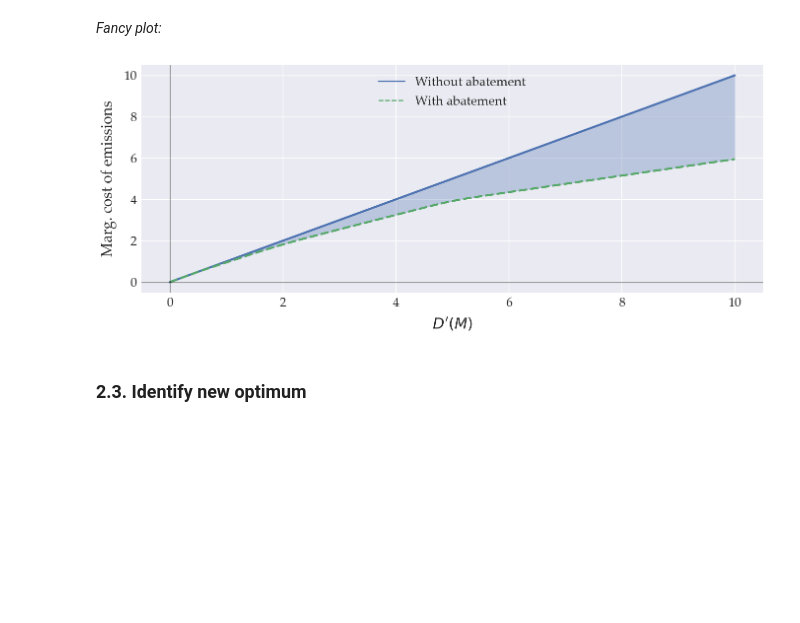
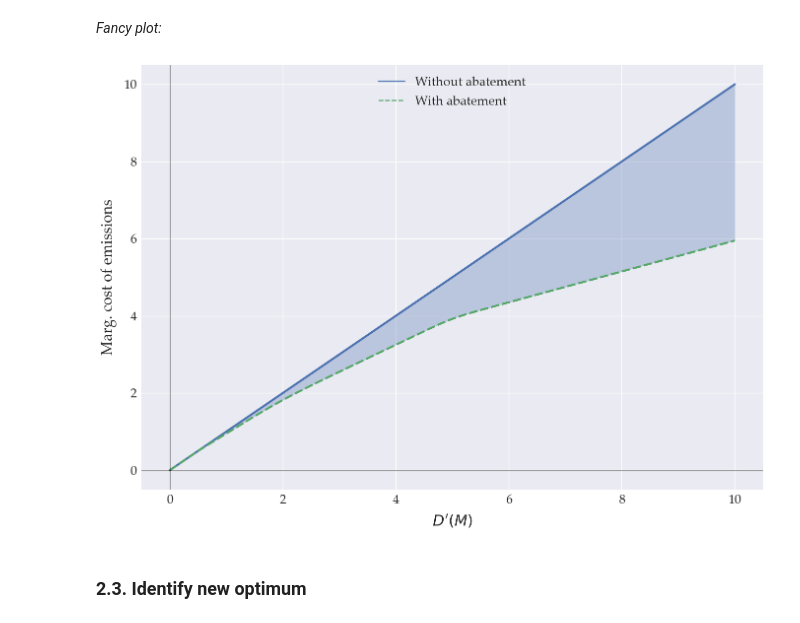
Before and after one commit to ChampionApe/EnergyEconomicsE2023, a Jupyter notebook: Misc/MAC.ipynb, the cells around one changed output. Drawn from its saved outputs; the diff is of its cells as text; code cells hidden in the pictures; blank space fills up the shorter version.

```diff
--- a/Misc/MAC.ipynb
+++ b/Misc/MAC.ipynb
@@ -1,5 +1,6 @@
 # %%
 %run stdPackages.ipynb
+slides = True # print to slides format if True
 # %% [markdown]
 # PS1: Marginal Abatement Costs
 # %% [markdown]
@@ -106,7 +113,10 @@ MAC = MACfunction(Egrid, α, γ, pe, ϕ, M0)
 *Fancy plot:*
 # %%
 one_graph()
-fig, ax = plt.subplots(1,1,figsize = (14,6)); # size of plot
+if slides:
+    fig, ax = plt.subplots(1,1,figsize = (14,10))
+else:
+    fig, ax = plt.subplots(1,1,figsize = (14,6)); # size of plot
 seaborn.lineplot(data = MAC, ax = ax, linewidth=3); # main plot
 ax.axhline(y=0, linewidth = 1, color = 'k', alpha = 0.5); # x-axis
 ax.axvline(x=0, linewidth = 1, color = 'k', alpha = 0.5); # y-axis
@@ -116,5 +126,8 @@ plt.annotate(f'$M^0$', xy = (M0+0.002, 0));
 ax.set_xlabel('Abated emissions, ton CO2', labelpad = 15);
 ax.set_ylabel('€/ton CO2', labelpad = 10);
 fig.tight_layout(); # automatic adjustment of layout
-fig.savefig(os.path.join(d['figs'], "MAC_1_MAC.pdf"),edgecolor='k') # save as pdf
+if slides:
+    fig.savefig(f"{d['figs']}\\MAC_1_MAC_slides.pdf",facecolor='#FAFAFA',edgecolor='k')
+else:
+    fig.savefig(os.path.join(d['figs'], "MAC_1_MAC.pdf"),edgecolor='k') # save as pdf
 # %% [output]
@@ -151,7 +164,10 @@ dfOpt = pd.concat([MAC, marginalDamages(Egrid, ϕ, M0, γd)], axis = 1)
 *Plot:*
 # %%
 one_graph()
-fig, ax = plt.subplots(1,1,figsize = (14,6)); # size of plot
+if slides:
+    fig, ax = plt.subplots(1,1,figsize = (14,10))
+else:
+    fig, ax = plt.subplots(1,1,figsize = (14,6)); # size of plot
 seaborn.lineplot(data = dfOpt, ax = ax, linewidth=3); # main plot
 ax.axhline(y=0, linewidth = 1, color = 'k', alpha = 0.5); # x-axis
 ax.axvline(x=0, linewidth = 1, color = 'k', alpha = 0.5); # y-axis
@@ -162,5 +178,8 @@ ax.set_ylabel('€/ton CO2', labelpad = 10);
 ax.plot(τ.index, τ.values, 'o', markersize = 10, color = 'k') # add marker to the optimum
 plt.annotate(f'$(A^*, \\tau^*)$', xy = (τ.index[0]-0.003, τ.values[0]+.8));
 fig.tight_layout(); # automatic adjustment of layout
-fig.savefig(os.path.join(d['figs'], "MAC_1_Opt.pdf"),edgecolor='k') # save as pdf
+if slides:
+    fig.savefig(f"{d['figs']}\\MAC_1_Opt_slides.pdf",facecolor='#FAFAFA',edgecolor='k')
+else:
+    fig.savefig(os.path.join(d['figs'], "MAC_1_Opt.pdf"),edgecolor='k') # save as pdf
 # %% [output]
@@ -216,7 +235,10 @@ aopt_sum = pd.Series(cumulativeSol, index = pd.Index(mdGrid, name = '€/ton CO2
 Fancy plot:
 # %%
 one_graph()
-fig, ax = plt.subplots(1,1,figsize = (14,6)); # size of plot
+if slides:
+    fig, ax = plt.subplots(1,1,figsize = (14,10))
+else:
+    fig, ax = plt.subplots(1,1,figsize = (14,6)); # size of plot
 seaborn.lineplot(data = aopt_sum, ax = ax, linewidth=3); # main plot
 ax.axhline(y=0, linewidth = 1, color = 'k', alpha = 0.5); # x-axis
 ax.axvline(x=0, linewidth = 1, color = 'k', alpha = 0.5); # y-axis
@@ -225,5 +247,8 @@ for tech in Tech:
     ax.axvline(x=ci[tech], linewidth=1, color = colors[1], linestyle = ':')
     plt.annotate(f'$c_{tech}$', xy = (ci[tech], 0))
 fig.tight_layout(); # automatic adjustment of layout
-fig.savefig(os.path.join(d['figs'], "MAC_2_TechAbate.pdf"),edgecolor='k') # save as pdf
+if slides:
+    fig.savefig(f"{d['figs']}\\MAC_2_TechAbate_slides.pdf",facecolor='#FAFAFA',edgecolor='k')
+else:
+    fig.savefig(os.path.join(d['figs'], "MAC_2_TechAbate.pdf"),edgecolor='k') # save as pdf
 # %% [output]
@@ -265,17 +290,23 @@ margDamages = pd.DataFrame({'Without abatement': mdGrid,
 *Fancy plot:*
 # %%
 one_graph()
-fig, ax = plt.subplots(1,1,figsize = (14,6)); # size of plot
+if slides:
+    fig, ax = plt.subplots(1,1,figsize = (14,10))
+else:
+    fig, ax = plt.subplots(1,1,figsize = (14,6)); # size of plot
 seaborn.lineplot(data = margDamages, ax = ax, linewidth=3); # main plot
 ax.axhline(y=0, linewidth = 1, color = 'k', alpha = 0.5); # x-axis
 ax.axvline(x=0, linewidth = 1, color = 'k', alpha = 0.5); # y-axis
 ax.set_xlabel("$D'(M)$", labelpad = 10);
 ax.set_ylabel(f'Marg. cost of emissions',labelpad=10);
 ax.fill_between(margDamages.index, margDamages['With abatement'], margDamages['Without abatement'], alpha = .3, color = colors[0])
 fig.tight_layout()
-fig.savefig(os.path.join(d['figs'], "MAC_2_TechEffect.pdf"),edgecolor='k') # save as pdf
+if slides:
+    fig.savefig(f"{d['figs']}\\MAC_2_TechEffect_slides.pdf",facecolor='#FAFAFA',edgecolor='k')
+else:
+    fig.savefig(os.path.join(d['figs'], "MAC_2_TechEffect.pdf"),edgecolor='k') # save as pdf
 # %% [output]
-[figure, old version]
+[figure, new version]
 # %% [markdown]
 ### 2.3. Identify new optimum
 # %% [markdown]
```
Also changed, not shown: parts of 5 cells of this notebook, 8 other files.
